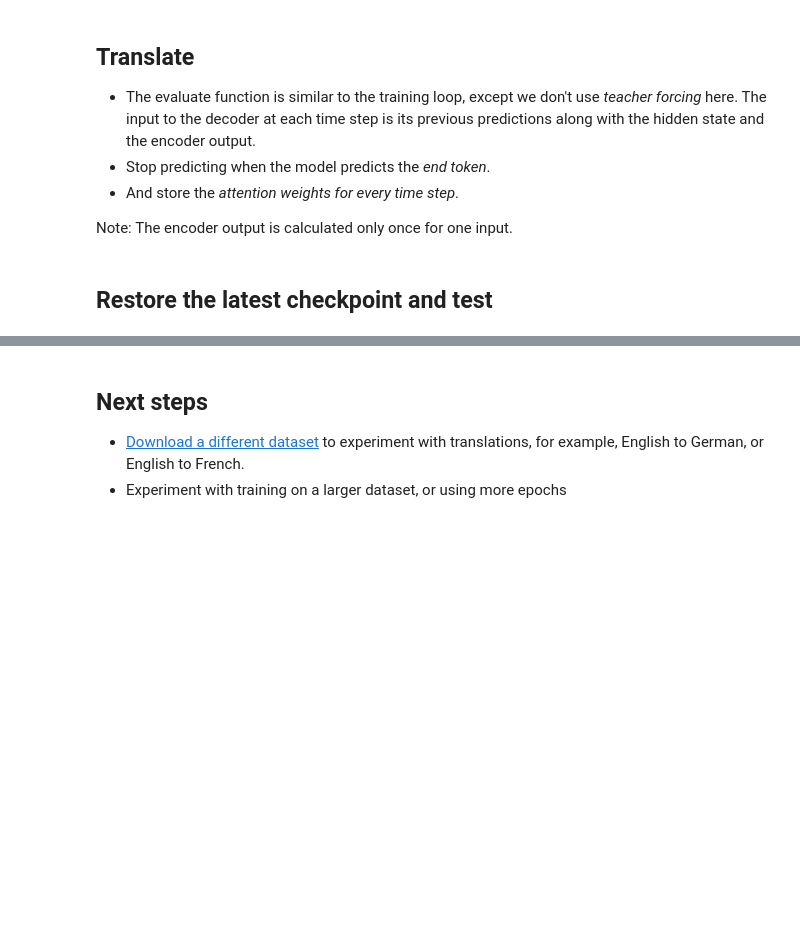
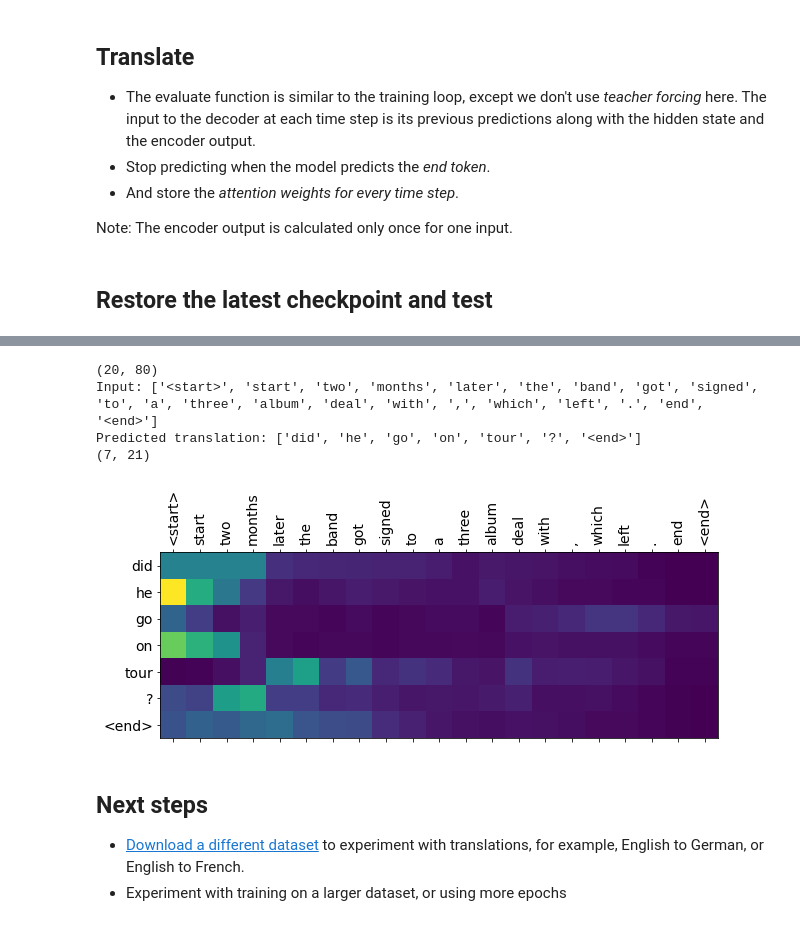
Before and after one commit to soerenetler/squad-question-generation, a Jupyter notebook: 05_question-generation/attention/nmt_with_attention.ipynb, the cells around one changed output, grey strips where cells are left out. Drawn from its saved outputs; the diff is of its cells as text; code cells hidden in the pictures; blank space fills up the shorter version.

```diff
--- a/05_question-generation/attention/nmt_with_attention.ipynb
+++ b/05_question-generation/attention/nmt_with_attention.ipynb
@@ -362,7 +380,7 @@ def loss_function(real, pred):
 # %% [markdown]
 ## Checkpoints (Object-based saving)
 # %%
-checkpoint_dir = './training_checkpoints'
+checkpoint_dir = path_to_model + 'training_checkpoints'
 checkpoint_prefix = os.path.join(checkpoint_dir, "ckpt")
 checkpoint = tf.train.Checkpoint(optimizer=optimizer,
                                  encoder=encoder,
@@ -409,7 +427,7 @@ def train_step(inp, targ, enc_hidden):
 
   return batch_loss
 # %%
-EPOCHS = 30
+EPOCHS = 10
 
 for epoch in range(EPOCHS):
   start = time.time()
@@ -446,13 +482,13 @@ def evaluate(sentence):
 
   sentence = preprocess_sentence(sentence)
 
-  inputs = [inp_lang.word_index[i] for i in sentence.split(' ')]
+  inputs = [inp_lang.word_index[i] for i in sentence]
   inputs = tf.keras.preprocessing.sequence.pad_sequences([inputs],
                                                          maxlen=max_length_inp,
                                                          padding='post')
   inputs = tf.convert_to_tensor(inputs)
 
-  result = ''
+  result = []
 
   hidden = [tf.zeros((1, units))]
   enc_out, enc_hidden = encoder(inputs, hidden)
@@ -471,9 +507,10 @@ def evaluate(sentence):
 
     predicted_id = tf.argmax(predictions[0]).numpy()
 
-    result += targ_lang.index_word[predicted_id] + ' '
+    result.append(targ_lang.index_word[predicted_id])
 
     if targ_lang.index_word[predicted_id] == '<end>':
+      print(attention_plot.shape)
       return result, sentence, attention_plot
 
     # the predicted ID is fed back into the model
@@ -503,8 +541,8 @@ def translate(sentence):
   print('Input: %s' % (sentence))
   print('Predicted translation: {}'.format(result))
 
-  attention_plot = attention_plot[:len(result.split(' ')), :len(sentence.split(' '))]
-  plot_attention(attention_plot, sentence.split(' '), result.split(' '))
+  attention_plot = attention_plot[:len(result), :len(sentence)]
+  plot_attention(attention_plot, sentence, result)
 # %% [markdown]
 ## Restore the latest checkpoint and test
 # %%
@@ -522,3 +553,11 @@ translate(u'trata de averiguarlo.')
+# %%
+translate(['<start>', 'two', 'months', 'later', 'the', 'band', 'got', 'signed', 'to', 'a', 'three', 'album', 'deal', 'with', ',', 'which', 'left', '.', '<end>'])
+# %% [output]
+(20, 80)
+Input: ['<start>', 'start', 'two', 'months', 'later', 'the', 'band', 'got', 'signed', 'to', 'a', 'three', 'album', 'deal', 'with', ',', 'which', 'left', '.', 'end', '<end>']
+Predicted translation: ['did', 'he', 'go', 'on', 'tour', '?', '<end>']
+(7, 21)
+[figure, added]
 # %% [markdown]
 ## Next steps
 
```
Also changed, not shown: parts of 22 cells of this notebook.
